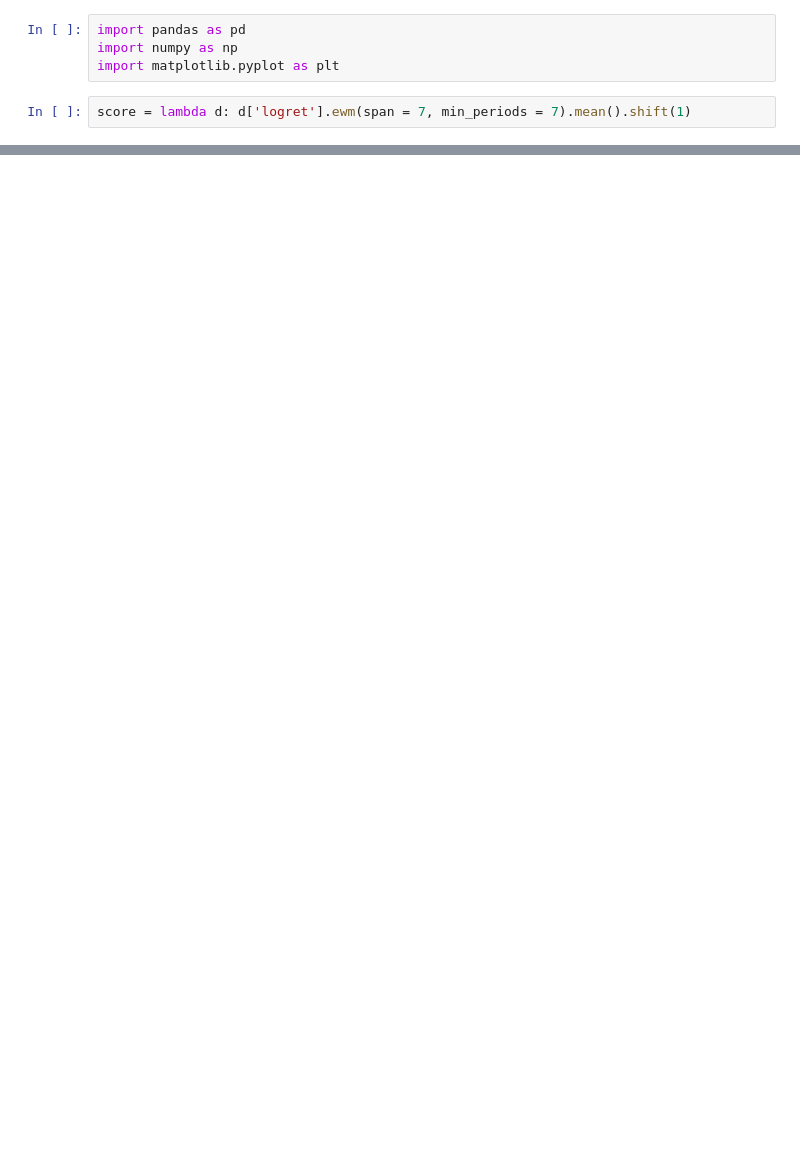
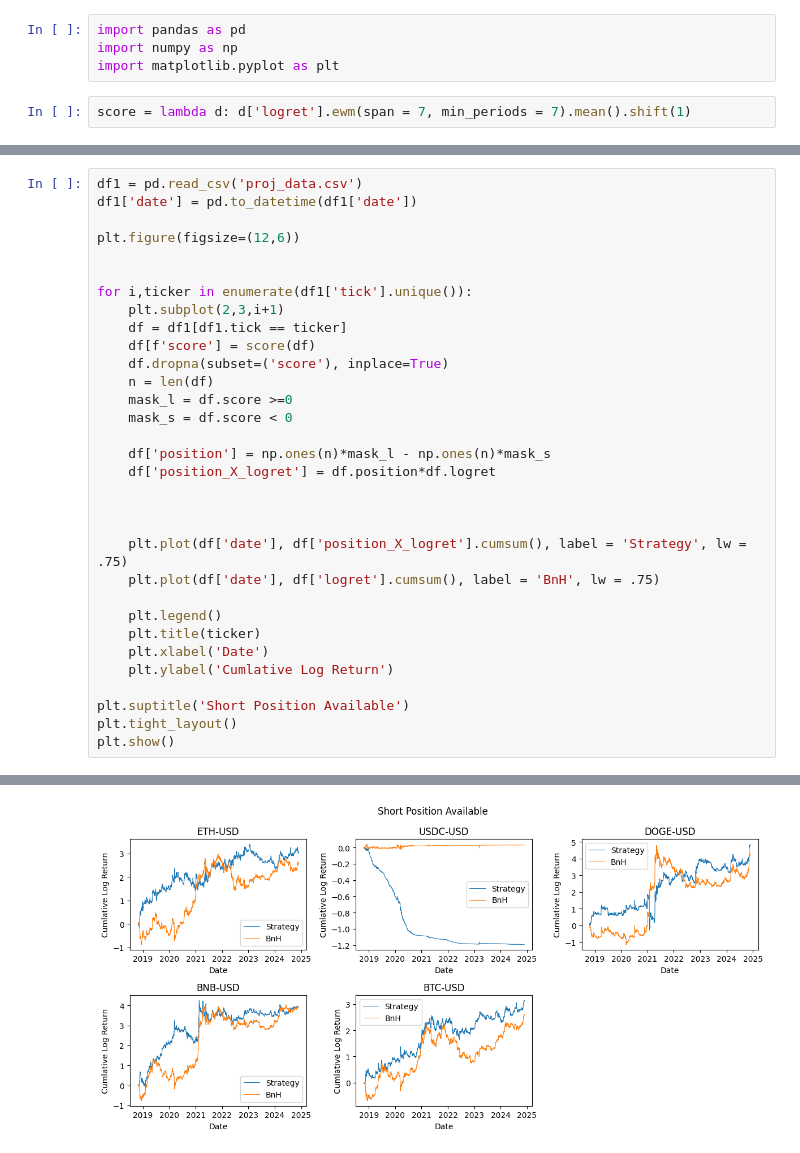
Before and after one commit to brandonwaits12/Crypto-Return-Prediction, a Jupyter notebook: portfolio.ipynb, the cells around one changed output, grey strips where cells are left out. Drawn from its saved outputs; the diff is of its cells as text; blank space fills up the shorter version.

```diff
--- a/portfolio.ipynb
+++ b/portfolio.ipynb
@@ -87,0 +63,33 @@ Name: score, Length: 2193, dtype: float64
+# %%
+df1 = pd.read_csv('proj_data.csv')
+df1['date'] = pd.to_datetime(df1['date'])
+
+plt.figure(figsize=(12,6))
+
+
+for i,ticker in enumerate(df1['tick'].unique()):
+    plt.subplot(2,3,i+1)
+    df = df1[df1.tick == ticker]
+    df[f'score'] = score(df)
+    df.dropna(subset=('score'), inplace=True)
+    n = len(df)
+    mask_l = df.score >=0
+    mask_s = df.score < 0
+
+    df['position'] = np.ones(n)*mask_l - np.ones(n)*mask_s
+    df['position_X_logret'] = df.position*df.logret
+
+
+
+    plt.plot(df['date'], df['position_X_logret'].cumsum(), label = 'Strategy', lw = .75)
+    plt.plot(df['date'], df['logret'].cumsum(), label = 'BnH', lw = .75)
+
+    plt.legend()
+    plt.title(ticker)
+    plt.xlabel('Date')
+    plt.ylabel('Cumlative Log Return')
+
+plt.suptitle('Short Position Available')
+plt.tight_layout()
+plt.show()
+# %% [output]
@@ -87,0 +113 @@ Name: score, Length: 2193, dtype: float64
+[figure, added]
```
Also changed, not shown: parts of 5 cells of this notebook, 1 other file.
